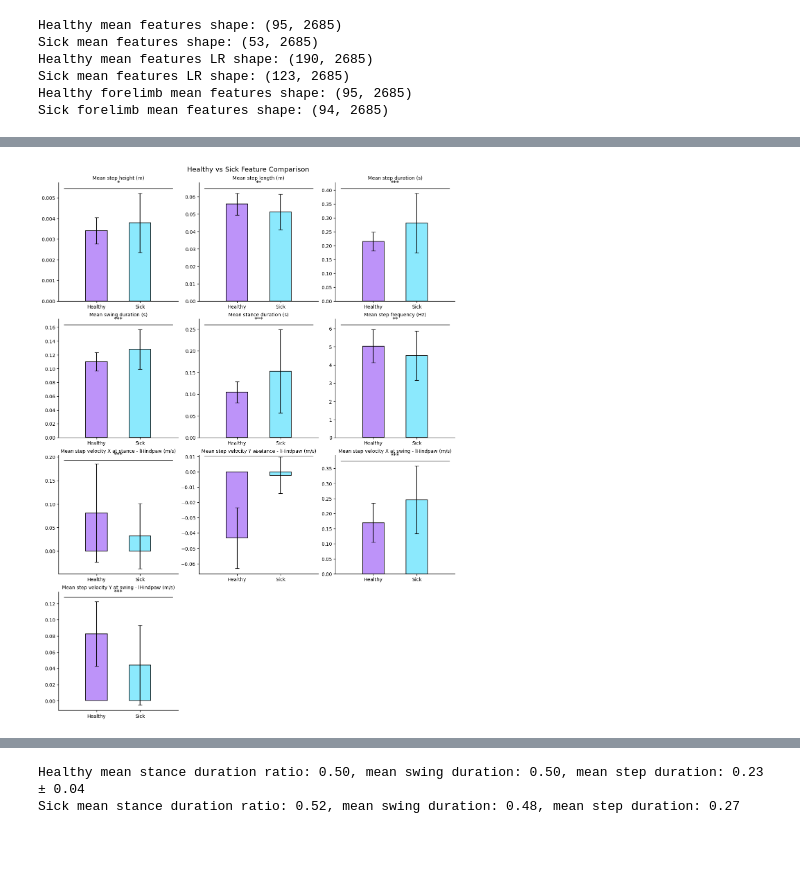
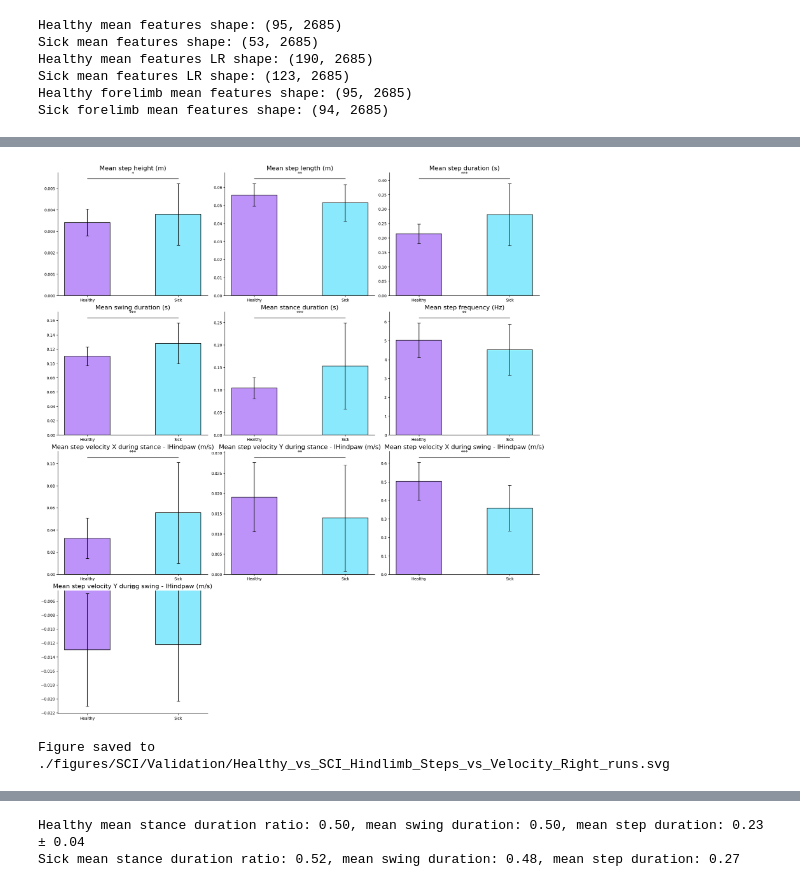
Before and after one commit to SimpingOjou/MScThesis, a Jupyter notebook: SCI_Time_Analysis.ipynb, the cells around one changed output, grey strips where cells are left out. Cells and saved outputs as stored; diff of their text form; code cells hidden in the pictures; blank space fills up the shorter version.

```diff
--- a/SCI_Time_Analysis.ipynb
+++ b/SCI_Time_Analysis.ipynb
@@ -320,6 +320,7 @@ compare_spatial_progression_over_time(healthy_steps, unhealthy_steps, finger_pos
 features_to_check = ('Mean step height (m)', 'Mean step length (m)', 'Mean step duration (s)', 'Mean swing duration (s)', 'Mean stance duration (s)', 'Mean step frequency (Hz)')
 foresteps_features_to_check = ('Mean angle excursion - rhindlimb - knee (°)', 'Mean angle excursion - rhindlimb - ankle (°)', 'Mean phase excursion - rhindlimb - hip (°)', 'Mean phase excursion - rhindlimb - knee (°)', 'Mean phase excursion - rhindlimb - ankle (°)', 'Mean phase excursion - rhindlimb - lHindpaw (°)')
 features_to_check_against = ('Mean step velocity X at stance - lHindpaw (m/s)', 'Mean step velocity Y at stance - lHindpaw (m/s)', 'Mean step velocity X at swing - lHindpaw (m/s)', 'Mean step velocity Y at swing - lHindpaw (m/s)')
+features_to_check_against_during = ('Mean step velocity X during stance - lHindpaw (m/s)', 'Mean step velocity Y during stance - lHindpaw (m/s)', 'Mean step velocity X during swing - lHindpaw (m/s)', 'Mean step velocity Y during swing - lHindpaw (m/s)')
 # features_to_check_against = ('Mean step velocity X at stance - lHindfingers (m/s)', 'Mean step velocity Y at stance - lHindfingers (m/s)', 'Mean step velocity X at swing - lHindfingers (m/s)', 'Mean step velocity Y at swing - lHindfingers (m/s)')
 
 ## Load the mean features
@@ -381,7 +382,7 @@ fig = make_subplots(
 )
 
 for i, y_feat in enumerate(foresteps_features_to_check):
-    for j, x_feat in enumerate(features_to_check_against):
+    for j, x_feat in enumerate(features_to_check_against_during):
         if x_feat in healthy_forelimb_mean_features.columns and y_feat in healthy_forelimb_mean_features.columns:
             fig.add_trace(
                 go.Scatter(
@@ -468,5 +469,5 @@ fig.update_layout(
 print(f"Number of healthy mice: {len(healthy_forelimb_mean_features['Mouse'].unique())}")
 print(f'Number of unhealthy mice: {len(sick_forelimb_mean_features['Mouse'].unique())}')
 fig.show()
-fig.write_image(os.path.join(os.path.join(FIGURES_DIR, 'Validation'), 'Healthy_vs_SCI_Mean_Forelimb_Features_Step_vs_Velocity.svg'), format='svg')
+# fig.write_image(os.path.join(os.path.join(FIGURES_DIR, 'Validation'), 'Healthy_vs_SCI_Mean_Forelimb_Features_Step_vs_Velocity.svg'), format='svg')
 # %% [output]
@@ -759,7 +1047,7 @@ Number of unhealthy mice: 53
 # %%
 ## Perform t-test of healthy vs sick for left and right mice
 t_test_results_lr = defaultdict(dict)
-total_features_lr = features_to_check + features_to_check_against
+total_features_lr = features_to_check + features_to_check_against_during
 for feature in total_features_lr:
     if feature in healthy_mean_features_lr.columns and feature in sick_mean_features_lr.columns:
         healthy_values = healthy_mean_features_lr[feature].dropna().values
@@ -790,7 +1078,7 @@ print(f"Number of sick mice: {len(sick_mean_features_lr)}")
 print(t_test_df_lr)
 
 # Plot the t-test results for left and right mice
-plot_ttest_results_grid(t_test_df_lr, healthy_mean_features_lr, sick_mean_features_lr, cols=3)
+plot_ttest_results_grid(t_test_df_lr, healthy_mean_features_lr, sick_mean_features_lr, cols=3, filepath=os.path.join(FIGURES_DIR, 'Validation', 'Healthy_vs_SCI_Hindlimb_Steps_vs_Velocity_LR.svg'))
 # %% [output]
 Number of healthy mice: 190
 Number of sick mice: 123
@@ -813,7 +1102,7 @@ Number of sick mice: 123
 # %%
 ## Perform t-test to see if on right sided runs healthy is different from sick
 t_test_results_r = defaultdict(dict)
-total_features_r = features_to_check + features_to_check_against
+total_features_r = features_to_check + features_to_check_against_during
 for feature in total_features_r:
     if feature in healthy_mean_features_r.columns and feature in sick_mean_features_r.columns:
         healthy_values = healthy_mean_features_r[feature].dropna().values
@@ -844,7 +1133,7 @@ print(f"Number of sick mice: {len(sick_mean_features_r)}")
 print(t_test_df_r)
 
 # Plot the t-test results for right sided runs
-plot_ttest_results_grid(t_test_df_r, healthy_mean_features_r, sick_mean_features_r, cols=3)
+plot_ttest_results_grid(t_test_df_r, healthy_mean_features_r, sick_mean_features_r, cols=3, filepath=os.path.join(FIGURES_DIR, 'Validation', 'Healthy_vs_SCI_Hindlimb_Steps_vs_Velocity_Right_runs.svg'))
 # %% [output]
 Number of healthy mice: 95
 Number of sick mice: 70
@@ -866,4 +1155,5 @@ Number of sick mice: 70
-[figure, old version]
+[figure, new version]
+Figure saved to ./figures/SCI/Validation/Healthy_vs_SCI_Hindlimb_Steps_vs_Velocity_Right_runs.svg
 # %%
 ## Perform t-test of healthy left sided runs healthy vs sick
 t_test_results_l = defaultdict(dict)
```
Also changed, not shown: parts of 9 cells of this notebook, 47 other files.
